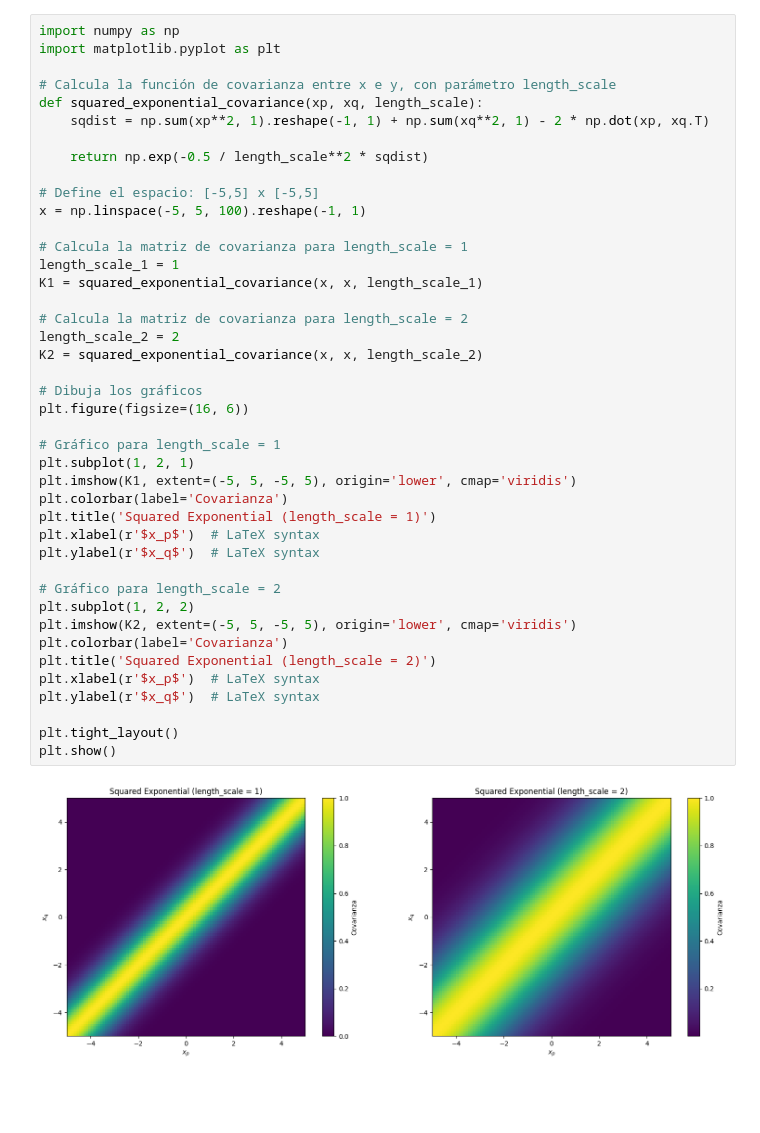
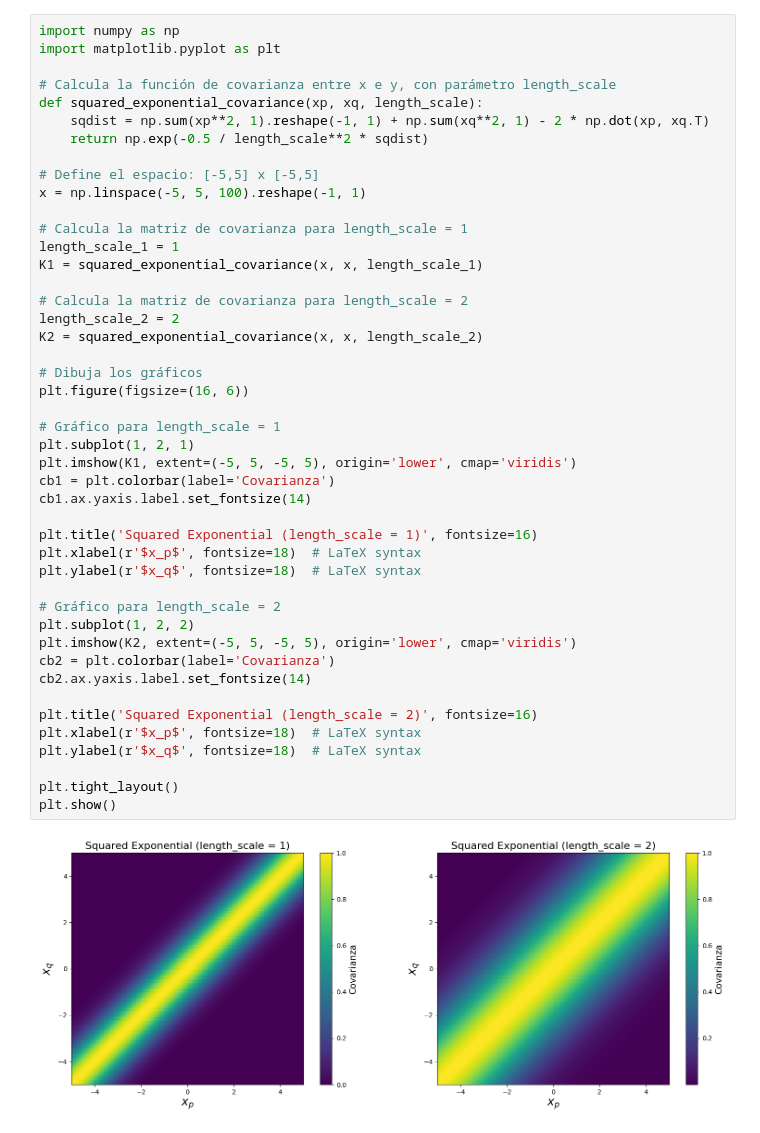
Before and after one commit to alunram/TFG, a Jupyter notebook: Gráfico Squared Exponential/SquaredExponential_img_ap_2_2.ipynb, the cells around one changed output. Cells and saved outputs as stored; diff of their text form; blank space fills up the shorter version.

```diff
--- a/Gráfico Squared Exponential/SquaredExponential_img_ap_2_2.ipynb
+++ b/Gráfico Squared Exponential/SquaredExponential_img_ap_2_2.ipynb
@@ -5,40 +5,43 @@ import matplotlib.pyplot as plt
 # Calcula la función de covarianza entre x e y, con parámetro length_scale
 def squared_exponential_covariance(xp, xq, length_scale):
     sqdist = np.sum(xp**2, 1).reshape(-1, 1) + np.sum(xq**2, 1) - 2 * np.dot(xp, xq.T)
-
     return np.exp(-0.5 / length_scale**2 * sqdist)
 
 # Define el espacio: [-5,5] x [-5,5]
 x = np.linspace(-5, 5, 100).reshape(-1, 1)
 
 # Calcula la matriz de covarianza para length_scale = 1
 length_scale_1 = 1
 K1 = squared_exponential_covariance(x, x, length_scale_1)
 
 # Calcula la matriz de covarianza para length_scale = 2
 length_scale_2 = 2
 K2 = squared_exponential_covariance(x, x, length_scale_2)
 
 # Dibuja los gráficos
 plt.figure(figsize=(16, 6))
 
 # Gráfico para length_scale = 1
 plt.subplot(1, 2, 1)
 plt.imshow(K1, extent=(-5, 5, -5, 5), origin='lower', cmap='viridis')
-plt.colorbar(label='Covarianza')
-plt.title('Squared Exponential (length_scale = 1)')
-plt.xlabel(r'$x_p$')  # LaTeX syntax
-plt.ylabel(r'$x_q$')  # LaTeX syntax
+cb1 = plt.colorbar(label='Covarianza')
+cb1.ax.yaxis.label.set_fontsize(14)
+
+plt.title('Squared Exponential (length_scale = 1)', fontsize=16)
+plt.xlabel(r'$x_p$', fontsize=18)  # LaTeX syntax
+plt.ylabel(r'$x_q$', fontsize=18)  # LaTeX syntax
 
 # Gráfico para length_scale = 2
 plt.subplot(1, 2, 2)
 plt.imshow(K2, extent=(-5, 5, -5, 5), origin='lower', cmap='viridis')
-plt.colorbar(label='Covarianza')
-plt.title('Squared Exponential (length_scale = 2)')
-plt.xlabel(r'$x_p$')  # LaTeX syntax
-plt.ylabel(r'$x_q$')  # LaTeX syntax
+cb2 = plt.colorbar(label='Covarianza')
+cb2.ax.yaxis.label.set_fontsize(14)
+
+plt.title('Squared Exponential (length_scale = 2)', fontsize=16)
+plt.xlabel(r'$x_p$', fontsize=18)  # LaTeX syntax
+plt.ylabel(r'$x_q$', fontsize=18)  # LaTeX syntax
 
 plt.tight_layout()
 plt.show()
 # %% [output]
-[figure, old version]
+[figure, new version]
```
Also changed, not shown: 1 other file.
